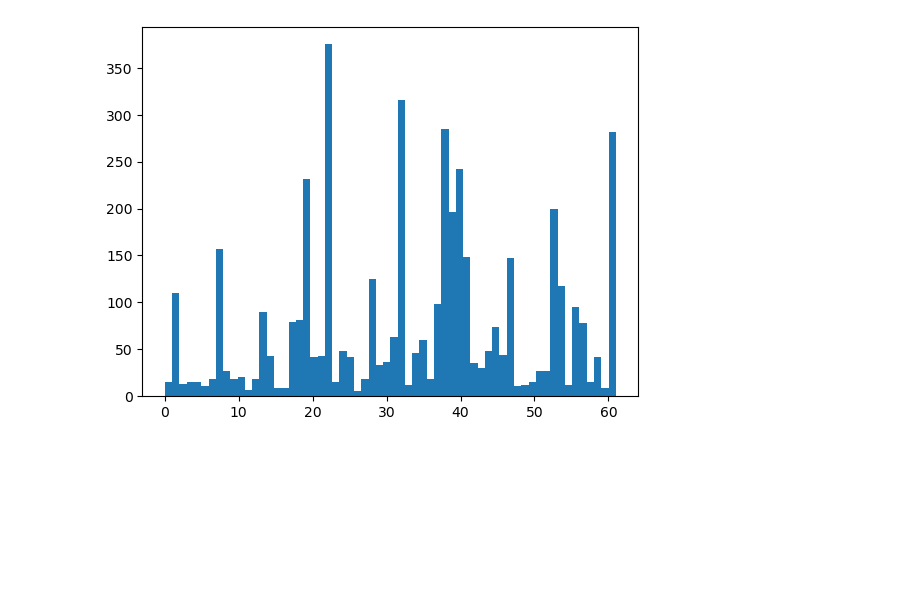
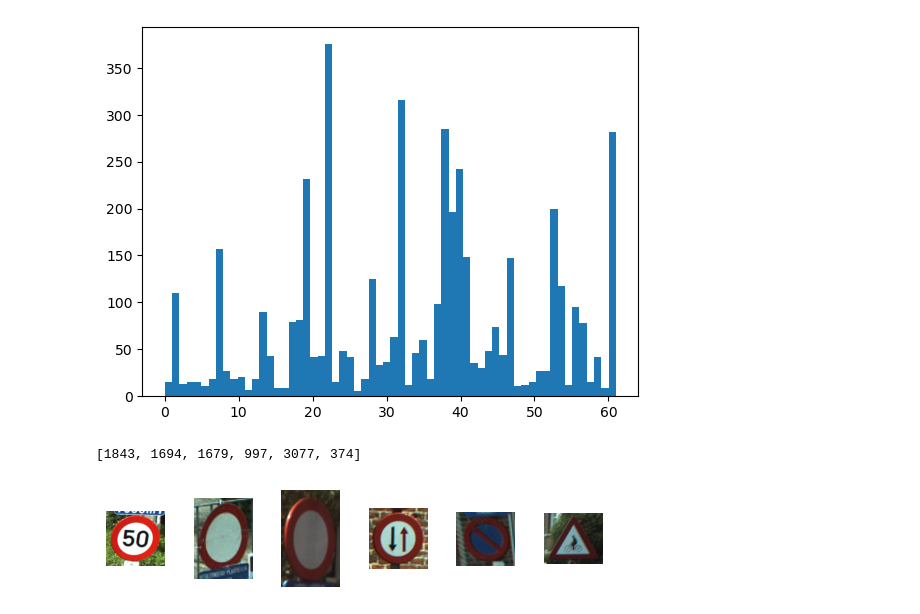
Before and after one commit to Chefi/python-ml-course, a Jupyter notebook: notebooks/Introduccion a Tensor Flow Mi Notebook.ipynb, the cells around one changed output. Saved outputs shown, nothing was run; the diff lists cells and outputs as text; code cells hidden in the pictures; blank space fills up the shorter version.

```diff
--- a/notebooks/Introduccion a Tensor Flow Mi Notebook.ipynb
+++ b/notebooks/Introduccion a Tensor Flow Mi Notebook.ipynb
@@ -216,0 +219,14 @@ plt.show()
+# %%
+rand_signs = random.sample(range(0, len(labels)), 6)
+rand_signs
+# %% [output]
+[1843, 1694, 1679, 997, 3077, 374]
+# %%
+for i in range(len(rand_signs)):
+    plt.subplot(1,6, i+1)
+    plt.axis("off")
+    plt.imshow(images[rand_signs[i]])
+    plt.subplots_adjust(wspace= 0.5)
+plt.show()
+# %% [output]
+[figure, added]
```
Also changed, not shown: parts of 2 cells of this notebook.
